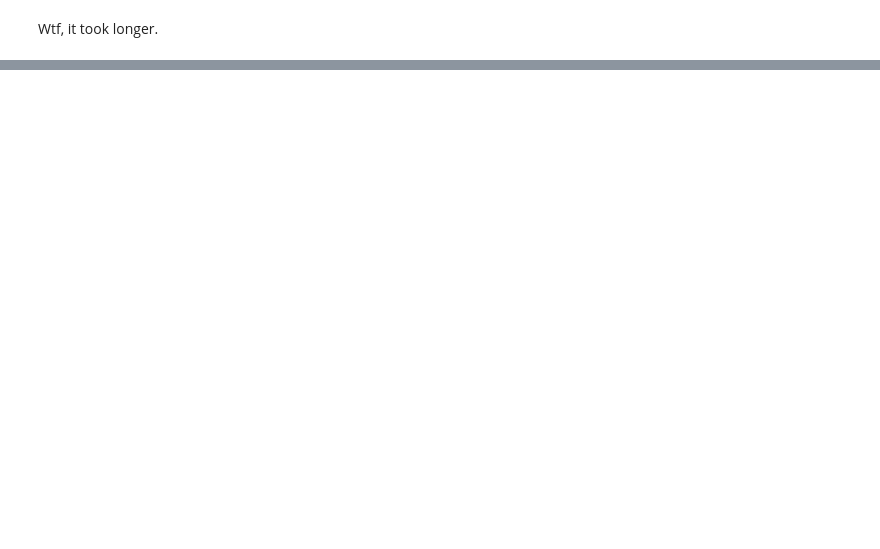
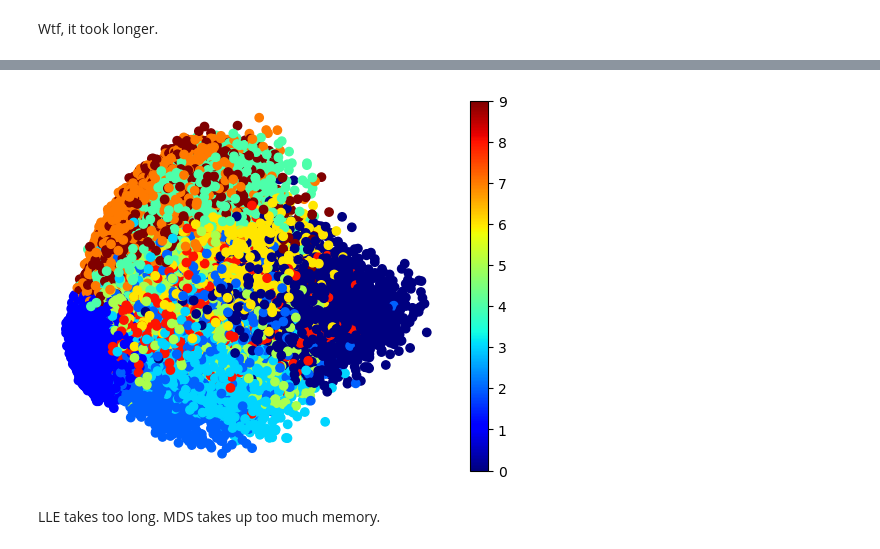
Before and after one commit to JieHengYu/ML-Algorithms, a Jupyter notebook: ML Python/Chapter 8/Exercises.ipynb, the cells around one changed output, grey strips where cells are left out. Drawn from its saved outputs; the diff is of its cells as text; code cells hidden in the pictures; blank space fills up the shorter version.

```diff
--- a/ML Python/Chapter 8/Exercises.ipynb
+++ b/ML Python/Chapter 8/Exercises.ipynb
@@ -85,0 +90,9 @@ ValueError: X has 151 features, but DecisionTreeClassifier is expecting 154 feat
+# %%
+from sklearn.datasets import fetch_openml
+import numpy as np
+from sklearn.model_selection import StratifiedShuffleSplit
+from sklearn.preprocessing import StandardScaler
+
+mnist = fetch_openml("mnist_784", version = 1, as_frame = False, parser = "auto")
+mnist.keys()
+X, y = mnist["data"].astype(np.intc), mnist["target"].astype(np.intc)
@@ -85,0 +113,14 @@ ValueError: X has 151 features, but DecisionTreeClassifier is expecting 154 feat
+# %%
+from sklearn.decomposition import PCA
+
+pca = PCA(n_components = 2, random_state = 32)
+X_pca = pca.fit_transform(X)
+
+plt.scatter(X_pca[:, 0], X_pca[:, 1], c = y, cmap = "jet")
+plt.colorbar()
+plt.axis("off")
+plt.show()
+# %% [output]
+[figure, added]
+# %% [markdown]
+LLE takes too long. MDS takes up too much memory.
```
Also changed, not shown: parts of 10 cells of this notebook, 1 other file.
